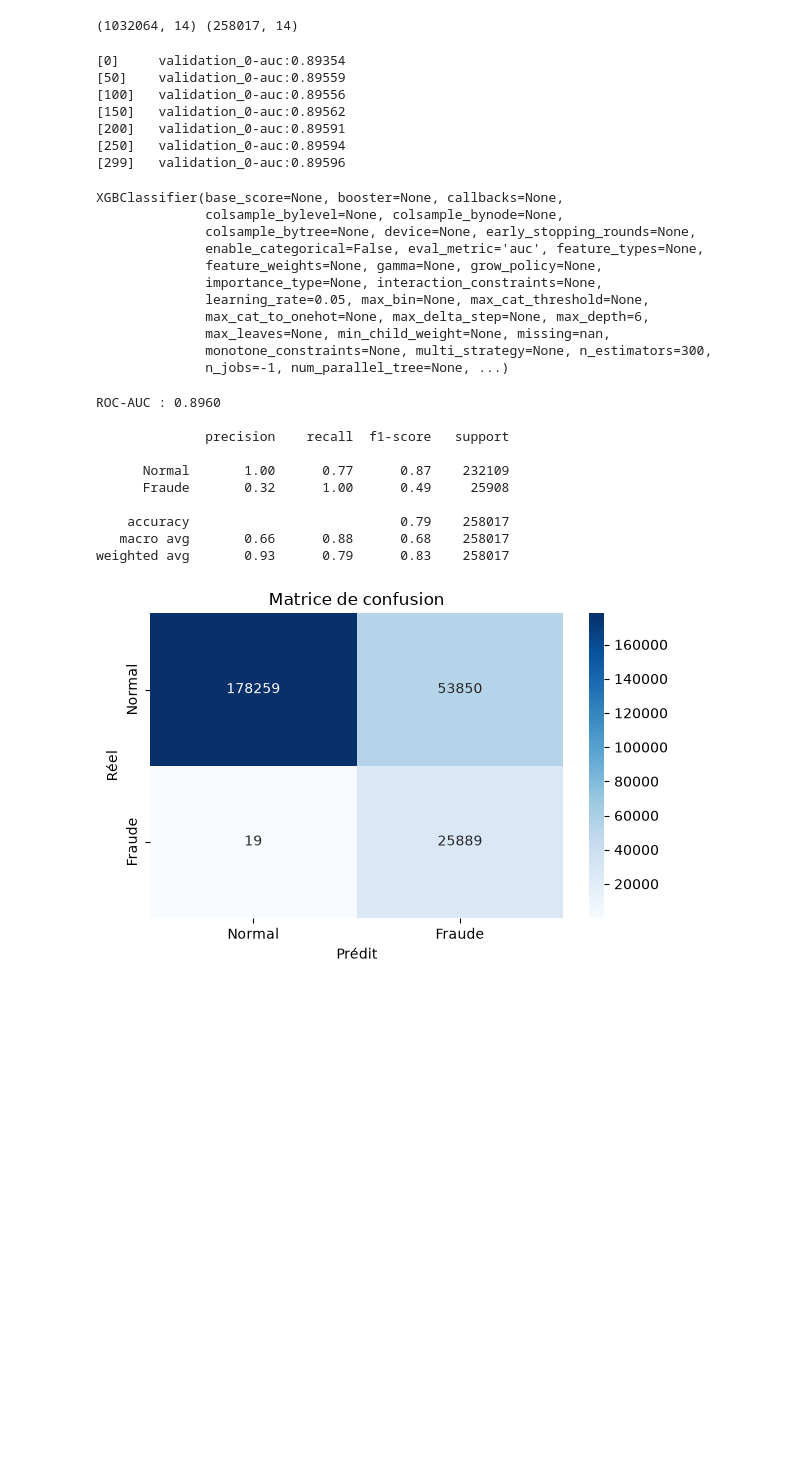
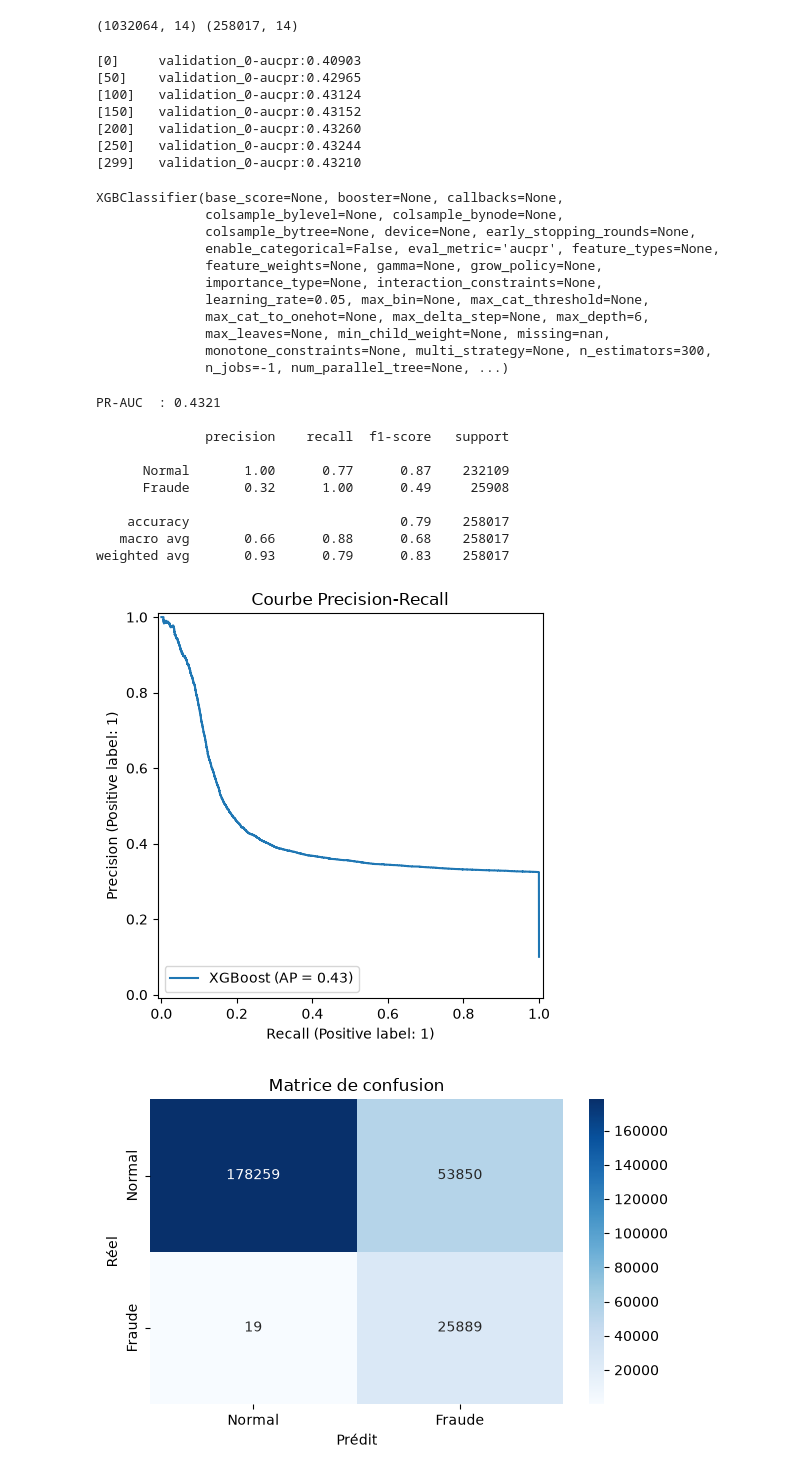
Before and after one commit to DjafarouAbdou909/mobile-money-fraud-detection, a Jupyter notebook: notebooks/04_modeling.ipynb, the cells around one changed output. Cells and saved outputs as stored; diff of their text form; code cells hidden in the pictures; blank space fills up the shorter version.

Commit message:
fix: switch eval metric to PR-AUC to match competition objective

```diff
--- a/notebooks/04_modeling.ipynb
+++ b/notebooks/04_modeling.ipynb
@@ -19,8 +19,8 @@ model = XGBClassifier(
     n_estimators=300,
     learning_rate=0.05,
     max_depth=6,
-    scale_pos_weight=8.96,   # gestion du déséquilibre
-    eval_metric='auc',
+    scale_pos_weight=8.96,
+    eval_metric='aucpr',   # ← était 'auc', maintenant PR-AUC
     random_state=42,
     n_jobs=-1
 )
@@ -31,17 +31,17 @@ model.fit(
     verbose=50
 )
 # %% [output]
-[0]     validation_0-auc:0.89354
-[50]    validation_0-auc:0.89559
-[100]   validation_0-auc:0.89556
-[150]   validation_0-auc:0.89562
-[200]   validation_0-auc:0.89591
-[250]   validation_0-auc:0.89594
-[299]   validation_0-auc:0.89596
+[0]     validation_0-aucpr:0.40903
+[50]    validation_0-aucpr:0.42965
+[100]   validation_0-aucpr:0.43124
+[150]   validation_0-aucpr:0.43152
+[200]   validation_0-aucpr:0.43260
+[250]   validation_0-aucpr:0.43244
+[299]   validation_0-aucpr:0.43210
 XGBClassifier(base_score=None, booster=None, callbacks=None,
               colsample_bylevel=None, colsample_bynode=None,
               colsample_bytree=None, device=None, early_stopping_rounds=None,
-              enable_categorical=False, eval_metric='auc', feature_types=None,
+              enable_categorical=False, eval_metric='aucpr', feature_types=None,
               feature_weights=None, gamma=None, grow_policy=None,
               importance_type=None, interaction_constraints=None,
               learning_rate=0.05, max_bin=None, max_cat_threshold=None,
@@ -50,24 +50,37 @@ XGBClassifier(base_score=None, booster=None, callbacks=None,
               monotone_constraints=None, multi_strategy=None, n_estimators=300,
               n_jobs=-1, num_parallel_tree=None, ...)
 # %%
+from sklearn.metrics import (
+    roc_auc_score, average_precision_score,
+    classification_report, confusion_matrix, PrecisionRecallDisplay
+)
+
 y_pred_proba = model.predict_proba(X_val)[:, 1]
 y_pred = (y_pred_proba >= 0.5).astype(int)
 
-auc = roc_auc_score(y_val, y_pred_proba)
-print(f"ROC-AUC : {auc:.4f}")
+pr_auc  = average_precision_score(y_val, y_pred_proba)
+
+print(f"PR-AUC  : {pr_auc:.4f}")
 print()
 print(classification_report(y_val, y_pred, target_names=['Normal', 'Fraude']))
+
+
+PrecisionRecallDisplay.from_predictions(y_val, y_pred_proba, name="XGBoost")
+plt.title("Courbe Precision-Recall")
+plt.tight_layout()
+plt.show()
 # %% [output]
-ROC-AUC : 0.8960
+PR-AUC  : 0.4321
 
               precision    recall  f1-score   support
 
       Normal       1.00      0.77      0.87    232109
       Fraude       0.32      1.00      0.49     25908
 
     accuracy                           0.79    258017
    macro avg       0.66      0.88      0.68    258017
 weighted avg       0.93      0.79      0.83    258017
+[figure, added]
 # %%
 cm = confusion_matrix(y_val, y_pred)
 
```
